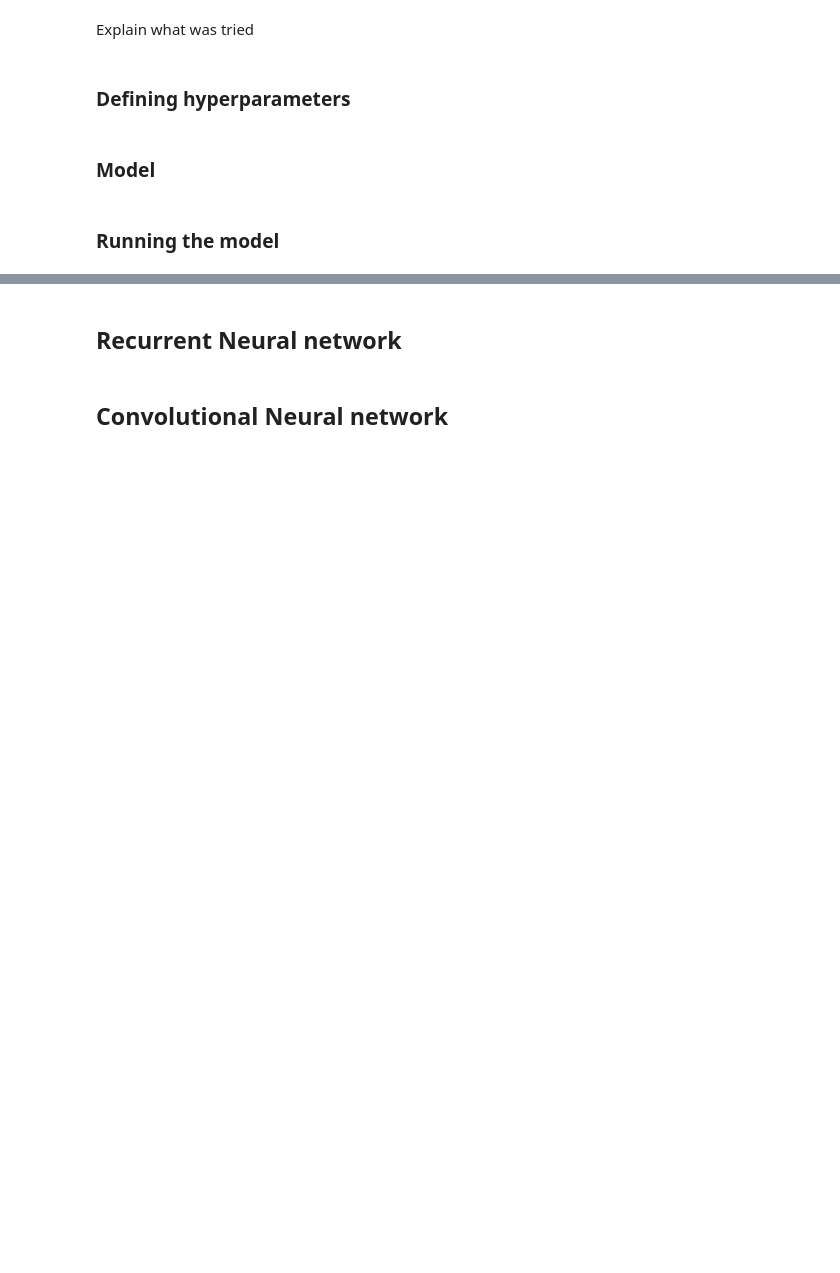
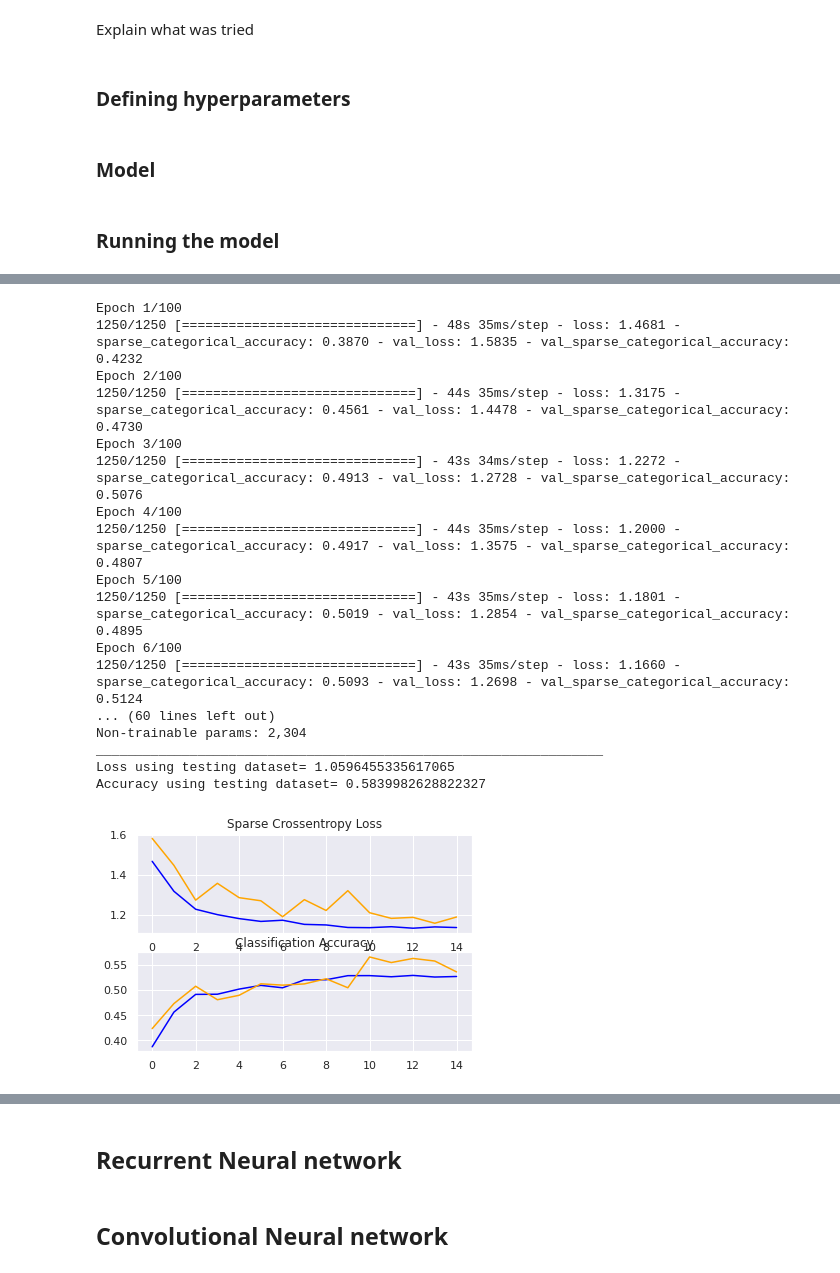
Before and after one commit to Migaalee/Deep_learning, a Jupyter notebook: DeepNeuralNetworks_Migla.ipynb, the cells around one changed output, grey strips where cells are left out. Saved outputs shown, nothing was run; the diff lists cells and outputs as text; code cells hidden in the pictures; blank space fills up the shorter version.

```diff
--- a/DeepNeuralNetworks_Migla.ipynb
+++ b/DeepNeuralNetworks_Migla.ipynb
@@ -317,0 +559,21 @@ KeyboardInterrupt: ignored
+# %%
+ffn2=feedforward_yes_upsampling_dense2(opt2, input_train2, input_valid2, input_test2)
+# %% [output]
+Epoch 1/100
+1250/1250 [==============================] - 48s 35ms/step - loss: 1.4681 - sparse_categorical_accuracy: 0.3870 - val_loss: 1.5835 - val_sparse_categorical_accuracy: 0.4232
+Epoch 2/100
+1250/1250 [==============================] - 44s 35ms/step - loss: 1.3175 - sparse_categorical_accuracy: 0.4561 - val_loss: 1.4478 - val_sparse_categorical_accuracy: 0.4730
+Epoch 3/100
+1250/1250 [==============================] - 43s 34ms/step - loss: 1.2272 - sparse_categorical_accuracy: 0.4913 - val_loss: 1.2728 - val_sparse_categorical_accuracy: 0.5076
+Epoch 4/100
+1250/1250 [==============================] - 44s 35ms/step - loss: 1.2000 - sparse_categorical_accuracy: 0.4917 - val_loss: 1.3575 - val_sparse_categorical_accuracy: 0.4807
+Epoch 5/100
+1250/1250 [==============================] - 43s 35ms/step - loss: 1.1801 - sparse_categorical_accuracy: 0.5019 - val_loss: 1.2854 - val_sparse_categorical_accuracy: 0.4895
+Epoch 6/100
+1250/1250 [==============================] - 43s 35ms/step - loss: 1.1660 - sparse_categorical_accuracy: 0.5093 - val_loss: 1.2698 - val_sparse_categorical_accuracy: 0.5124
+... (60 lines left out)
+Non-trainable params: 2,304
+_________________________________________________________________
+Loss using testing dataset= 1.0596455335617065
+Accuracy using testing dataset= 0.5839982628822327
+[figure, added]
```
Also changed, not shown: parts of 36 cells of this notebook.
